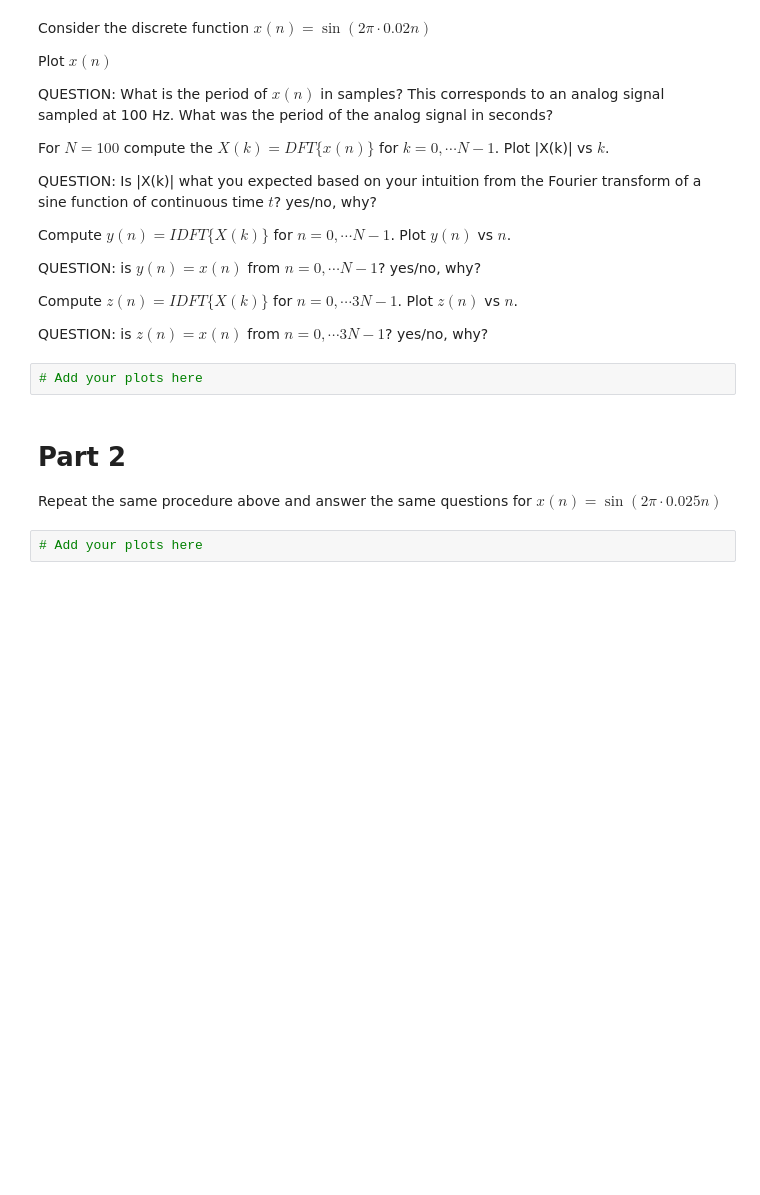
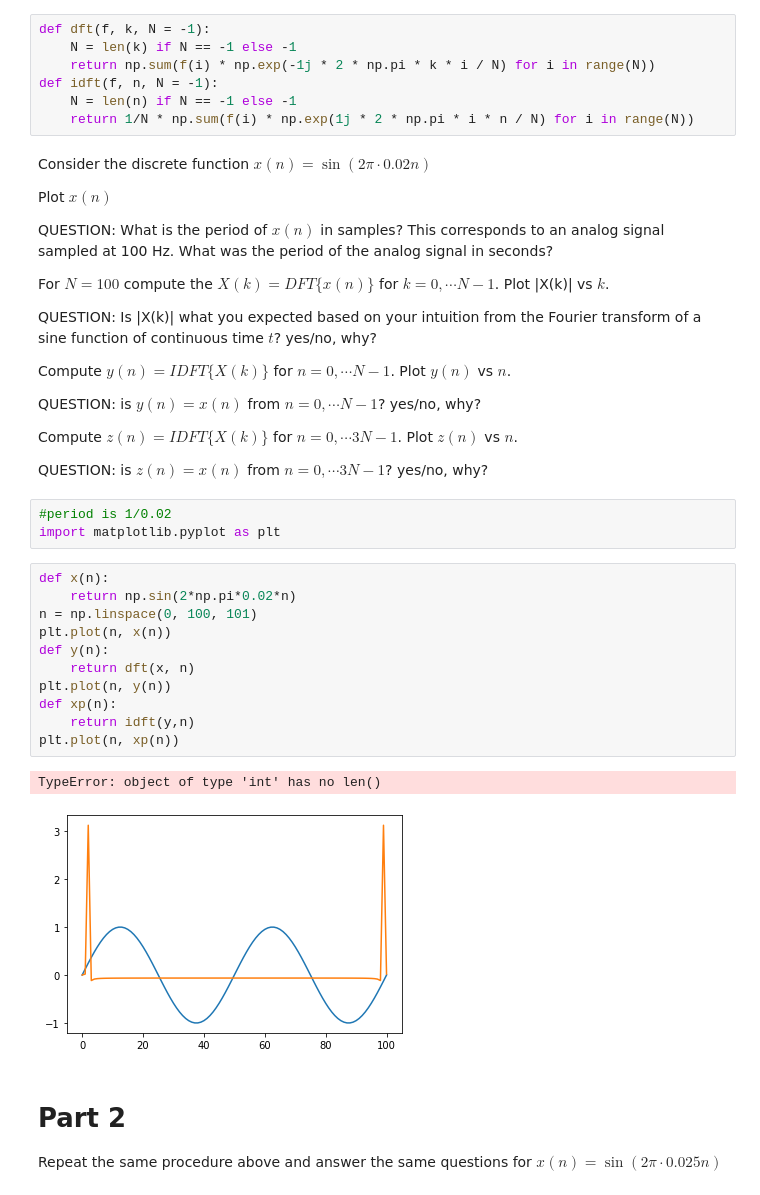
Before and after one commit to MIT-8s50/course, a Jupyter notebook: Recitation12/MIT_8S50_recitation_12.ipynb, the cells around one changed output. Cells and saved outputs as stored; diff of their text form; blank space fills up the shorter version.

```diff
--- a/Recitation12/MIT_8S50_recitation_12.ipynb
+++ b/Recitation12/MIT_8S50_recitation_12.ipynb
@@ -25,3 +25,10 @@ For what follows, you may need to write functions that implement the DFT and IDF
+# %%
+def dft(f, k, N = -1):
+    N = len(k) if N == -1 else -1
+    return np.sum(f(i) * np.exp(-1j * 2 * np.pi * k * i / N) for i in range(N))
+def idft(f, n, N = -1):
+    N = len(n) if N == -1 else -1
+    return 1/N * np.sum(f(i) * np.exp(1j * 2 * np.pi * i * n / N) for i in range(N))
 # %% [markdown]
 Consider the discrete function $x(n)=\sin(2\pi\cdot 0.02n)$
 
@@ -40,11 +47,24 @@ QUESTION: is $y(n)=x(n)$ from $n=0, \cdots N-1$? yes/no, why?
 Compute $z(n)=IDFT\{X(k)\}$ for $n=0, \cdots 3N-1$. Plot $z(n)$ vs $n$.
 
 QUESTION: is $z(n)=x(n)$ from $n=0, \cdots 3N-1$? yes/no, why?
-# %%
-# Add your plots here
+# %%
+#period is 1/0.02
+import matplotlib.pyplot as plt
+# %%
+def x(n):
+    return np.sin(2*np.pi*0.02*n)
+n = np.linspace(0, 100, 101)
+plt.plot(n, x(n))
+def y(n):
+    return dft(x, n)
+plt.plot(n, y(n))
+def xp(n):
+    return idft(y,n)
+plt.plot(n, xp(n))
+# %% [output]
+TypeError: object of type 'int' has no len()
+[figure, added]
 # %% [markdown]
 # Part 2
 
 Repeat the same procedure above and answer the same questions for $x(n)=\sin(2\pi\cdot 0.025n)$
-# %%
-# Add your plots here
```
Also changed, not shown: parts of 4 cells of this notebook.
